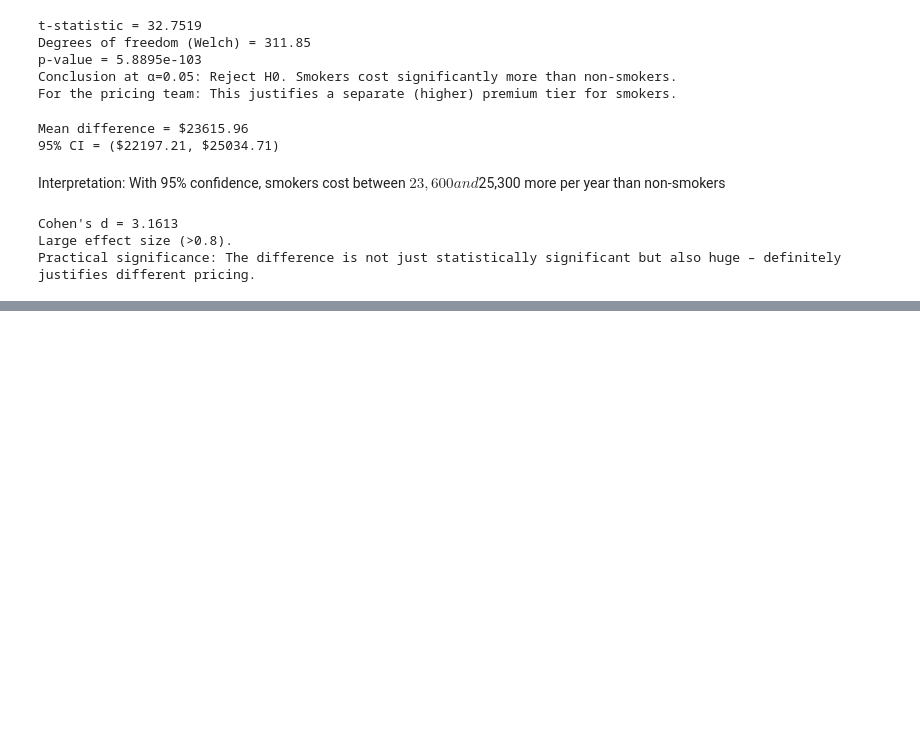
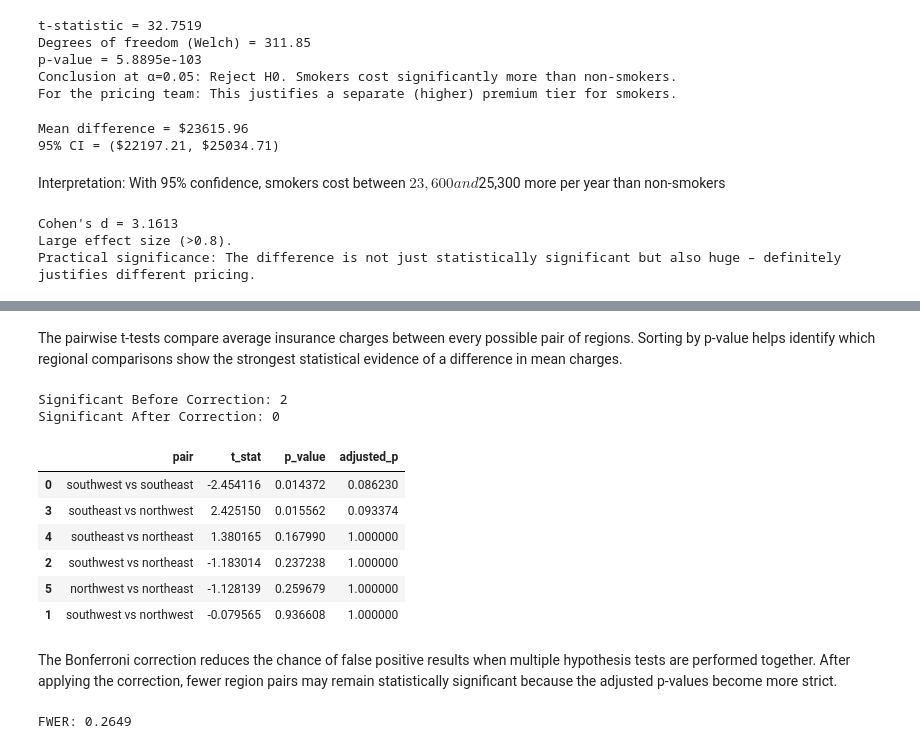
Before and after one commit to SHKabdulhadi/Health-Insurance-Pricing-Analysis-Using-Statistical-Methods, a Jupyter notebook: DSAsg03_F223582_F228817.ipynb, the cells around one changed output, grey strips where cells are left out. Drawn from its saved outputs; the diff is of its cells as text; code cells hidden in the pictures; blank space fills up the shorter version.

```diff
--- a/DSAsg03_F223582_F228817.ipynb
+++ b/DSAsg03_F223582_F228817.ipynb
@@ -408,0 +603,7 @@ Practical significance: The difference is not just statistically significant but
+# %%
+# Q29
+
+r_value, p_value = stats.pearsonr(df['age'], df['bmi'])
+
+print(f"Pearson r: {r_value:.4f}")
+print(f"P-value: {p_value:.4f}")
@@ -408,0 +634,25 @@ Practical significance: The difference is not just statistically significant but
+# %%
+# Q31
+
+regions = df['region'].unique()
+
+results = []
+
+for r1, r2 in itertools.combinations(regions, 2):
+
+    g1 = df[df['region'] == r1]['charges']
+    g2 = df[df['region'] == r2]['charges']
+
+    t_stat, p_value = stats.ttest_ind(g1, g2, equal_var=False)
+
+    results.append({
+        'pair': f'{r1} vs {r2}',
+        't_stat': t_stat,
+        'p_value': p_value
+    })
+
+pairwise_df = pd.DataFrame(results)
+
+pairwise_df = pairwise_df.sort_values(by='p_value')
+
+pairwise_df
@@ -408,0 +667,34 @@ Practical significance: The difference is not just statistically significant but
+# %% [markdown]
+The pairwise t-tests compare average insurance charges between every possible pair of regions. Sorting by p-value helps identify which regional comparisons show the strongest statistical evidence of a difference in mean charges.
+# %%
+# Q32
+
+pairwise_df['adjusted_p'] = (pairwise_df['p_value'] * 6).clip(upper=1.0)
+
+before_correction = (pairwise_df['p_value'] < 0.05).sum()
+after_correction = (pairwise_df['adjusted_p'] < 0.05).sum()
+
+print(f"Significant Before Correction: {before_correction}")
+print(f"Significant After Correction: {after_correction}")
+
+pairwise_df
+# %% [output]
+Significant Before Correction: 2
+Significant After Correction: 0
+|  | pair | t_stat | p_value | adjusted_p |
+| 0 | southwest vs southeast | -2.454116 | 0.014372 | 0.086230 |
+| 3 | southeast vs northwest | 2.425150 | 0.015562 | 0.093374 |
+| 4 | southeast vs northeast | 1.380165 | 0.167990 | 1.000000 |
+| 2 | southwest vs northeast | -1.183014 | 0.237238 | 1.000000 |
+| 5 | northwest vs northeast | -1.128139 | 0.259679 | 1.000000 |
+| 1 | southwest vs northwest | -0.079565 | 0.936608 | 1.000000 |
+# %% [markdown]
+The Bonferroni correction reduces the chance of false positive results when multiple hypothesis tests are performed together. After applying the correction, fewer region pairs may remain statistically significant because the adjusted p-values become more strict.
+# %%
+# Q33
+
+fwer = 1 - (1 - 0.05)**6
+
+print(f"FWER: {fwer:.4f}")
+# %% [output]
+FWER: 0.2649
```
Also changed, not shown: parts of 61 cells of this notebook.
